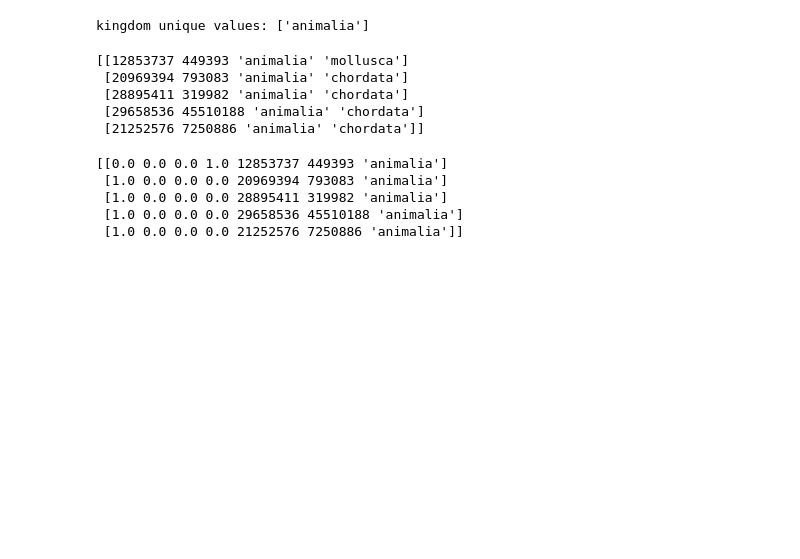
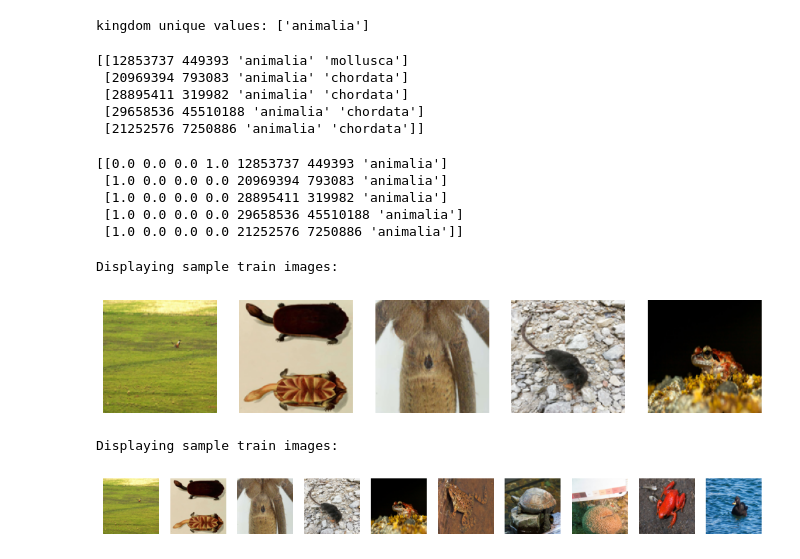
Before and after one commit to Silvestre17/DL_RareSpecies_ImageClassification_MasterProject, a Jupyter notebook: dl_prj.ipynb, the cells around one changed output. Cells and saved outputs as stored; diff of their text form; code cells hidden in the pictures; blank space fills up the shorter version.

```diff
--- a/dl_prj.ipynb
+++ b/dl_prj.ipynb
@@ -114,3 +157,56 @@ print(X[:5])
  [1.0 0.0 0.0 0.0 28895411 319982 'animalia']
  [1.0 0.0 0.0 0.0 29658536 45510188 'animalia']
  [1.0 0.0 0.0 0.0 21252576 7250886 'animalia']]
+# %%
+# Normalize function
+def normalize(array: np.ndarray) -> np.ndarray:
+    """Converts the type of an ndarray to float32 and normalizes over the pixel range of values"""
+    return array.astype("float32") / 255.0
+
+# Target image size
+TARGET_SIZE = (128, 128)  # Resize target dimensions
+
+# Load and normalize images
+def load_and_normalize(image_paths):
+    images = [
+        np.array(Image.open(img).convert('RGB').resize(TARGET_SIZE))
+        for img in image_paths
+    ]
+    return normalize(np.array(images))
+
+# Split into train and test sets
+train_images, test_images = train_test_split(image_files, test_size=0.2, random_state=42)
+
+# Load and normalize datasets
+X_train = load_and_normalize(train_images)
+X_test = load_and_normalize(test_images)
+# %%
+# Display sample images
+def show_images(images, n=5):
+    plt.figure(figsize=(12, 6))
+    for i in range(n):
+        plt.subplot(1, n, i + 1)
+        plt.imshow(images[i])
+        plt.axis('off')
+    plt.show()
+
+print("Displaying sample train images:")
+show_images(X_train)
+# %% [output]
+Displaying sample train images:
+[figure, added]
+# %%
+# Display sample images
+def show_images(images, n=10):
+    plt.figure(figsize=(12, 6))
+    for i in range(n):
+        plt.subplot(1, n, i + 1)
+        plt.imshow(images[i])
+        plt.axis('off')
+    plt.show()
+
+print("Displaying sample train images:")
+show_images(X_train)
+# %% [output]
+Displaying sample train images:
+[figure, added]
```
Also changed, not shown: parts of 3 cells of this notebook.
